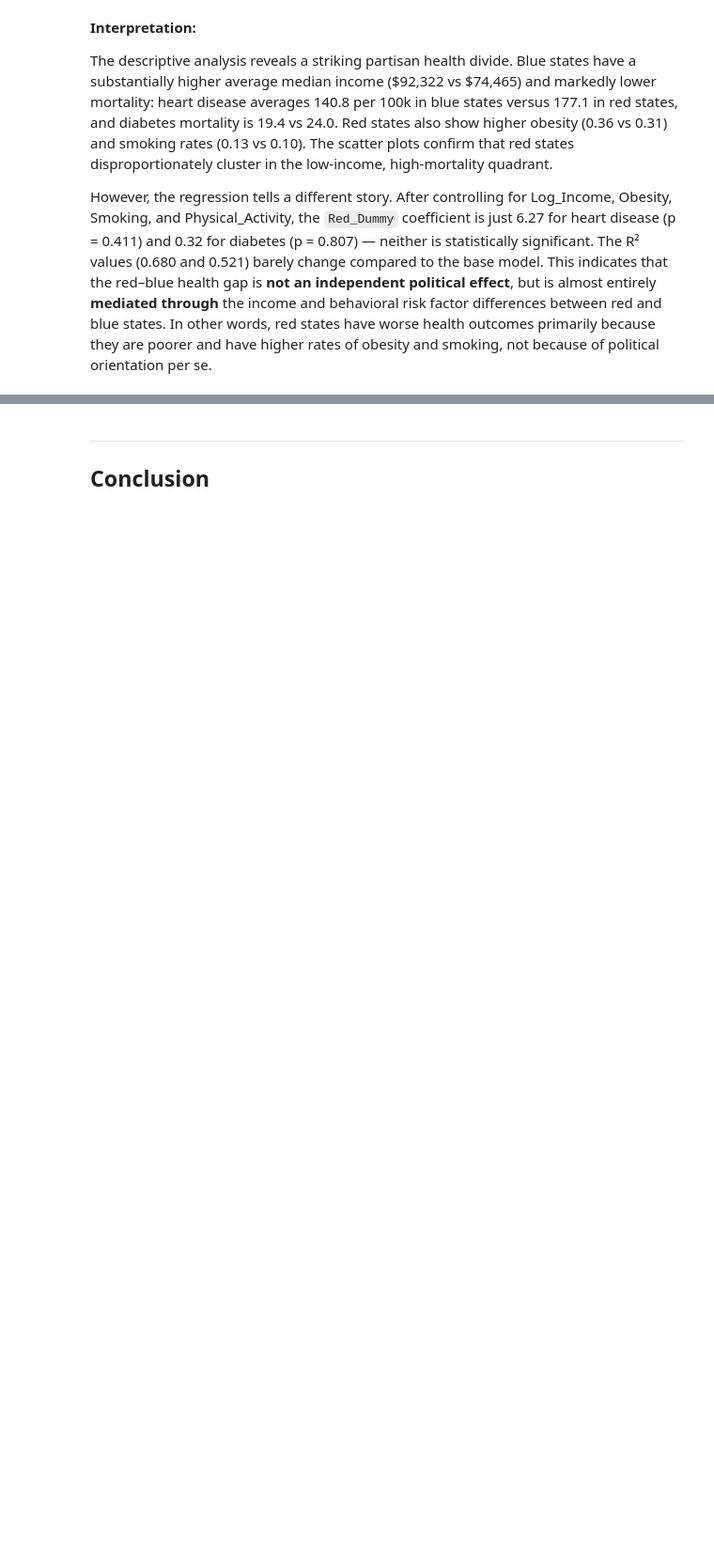
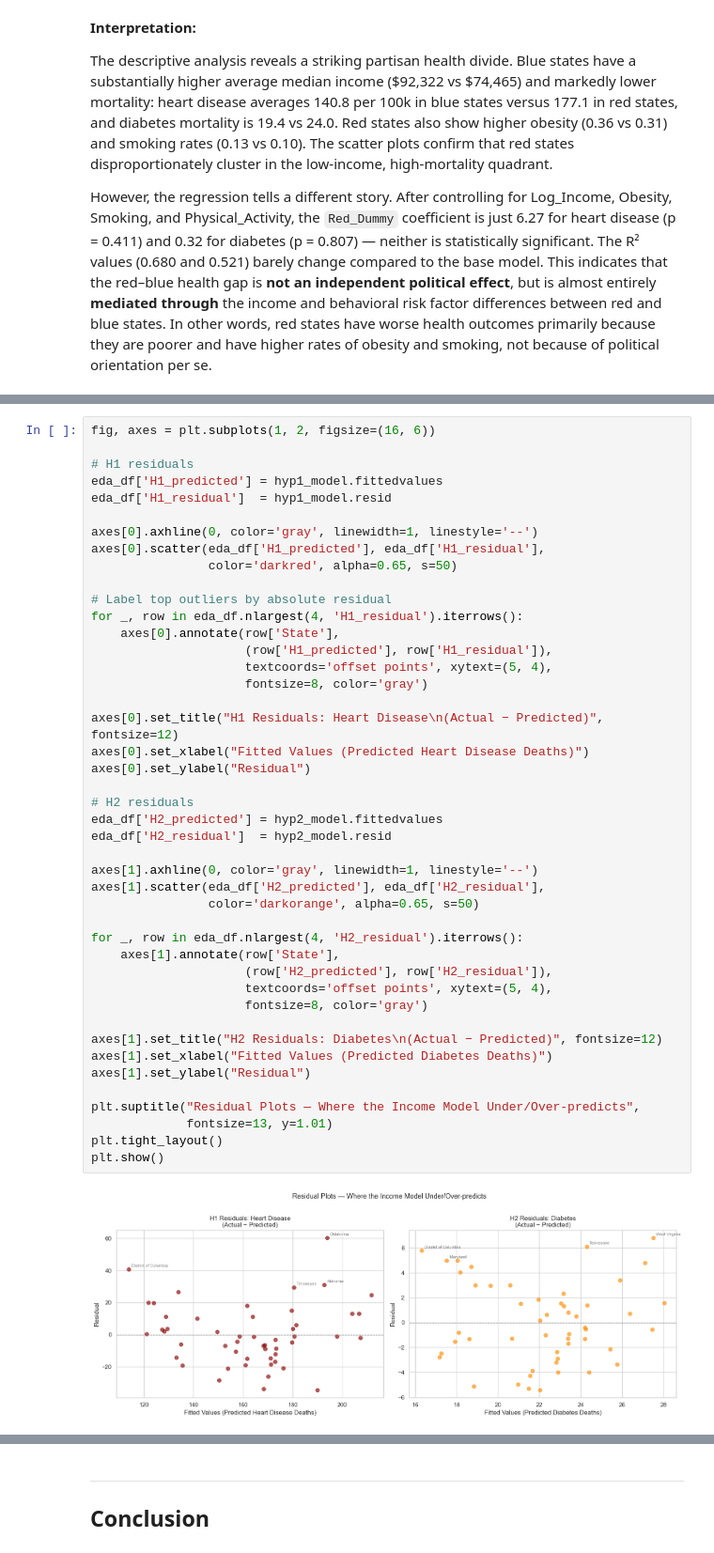
Before and after one commit to MarinaCui/Data-Science-in-the-Wild-Final-Project, a Jupyter notebook: Phase_4.ipynb, the cells around one changed output, grey strips where cells are left out. Shown at 94% size. Cells and saved outputs as stored; diff of their text form; blank space fills up the shorter version.

Commit message:
Added prediction and support analysis for Hypo 1 and 2

```diff
--- a/Phase_4.ipynb
+++ b/Phase_4.ipynb
@@ -862,0 +900,46 @@ However, the regression tells a different story. After controlling for Log_Incom
+# %%
+fig, axes = plt.subplots(1, 2, figsize=(16, 6))
+
+# H1 residuals
+eda_df['H1_predicted'] = hyp1_model.fittedvalues
+eda_df['H1_residual']  = hyp1_model.resid
+
+axes[0].axhline(0, color='gray', linewidth=1, linestyle='--')
+axes[0].scatter(eda_df['H1_predicted'], eda_df['H1_residual'],
+                color='darkred', alpha=0.65, s=50)
+
+# Label top outliers by absolute residual
+for _, row in eda_df.nlargest(4, 'H1_residual').iterrows():
+    axes[0].annotate(row['State'],
+                     (row['H1_predicted'], row['H1_residual']),
+                     textcoords='offset points', xytext=(5, 4),
+                     fontsize=8, color='gray')
+
+axes[0].set_title("H1 Residuals: Heart Disease\n(Actual − Predicted)", fontsize=12)
+axes[0].set_xlabel("Fitted Values (Predicted Heart Disease Deaths)")
+axes[0].set_ylabel("Residual")
+
+# H2 residuals
+eda_df['H2_predicted'] = hyp2_model.fittedvalues
+eda_df['H2_residual']  = hyp2_model.resid
+
+axes[1].axhline(0, color='gray', linewidth=1, linestyle='--')
+axes[1].scatter(eda_df['H2_predicted'], eda_df['H2_residual'],
+                color='darkorange', alpha=0.65, s=50)
+
+for _, row in eda_df.nlargest(4, 'H2_residual').iterrows():
+    axes[1].annotate(row['State'],
+                     (row['H2_predicted'], row['H2_residual']),
+                     textcoords='offset points', xytext=(5, 4),
+                     fontsize=8, color='gray')
+
+axes[1].set_title("H2 Residuals: Diabetes\n(Actual − Predicted)", fontsize=12)
+axes[1].set_xlabel("Fitted Values (Predicted Diabetes Deaths)")
+axes[1].set_ylabel("Residual")
+
+plt.suptitle("Residual Plots — Where the Income Model Under/Over-predicts",
+             fontsize=13, y=1.01)
+plt.tight_layout()
+plt.show()
+# %% [output]
+[figure, added]
```
Also changed, not shown: parts of 10 cells of this notebook.
